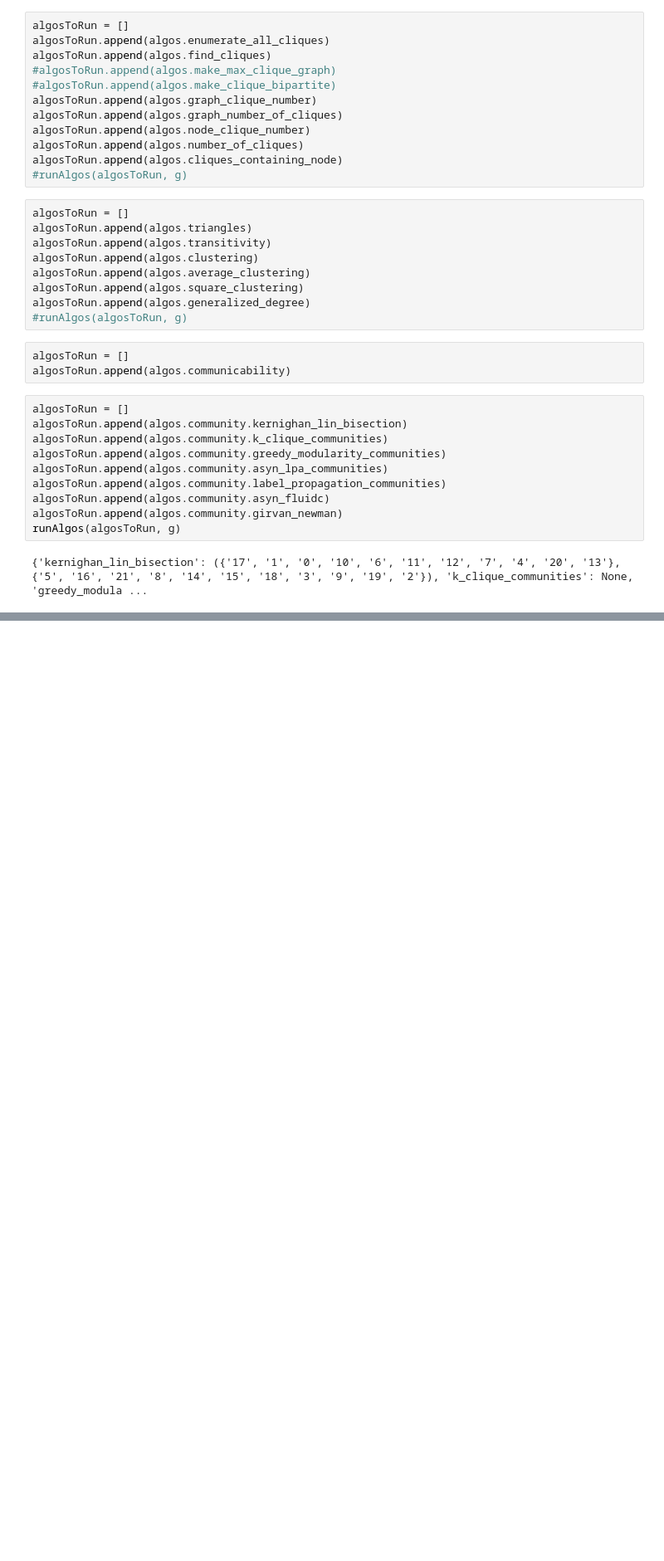
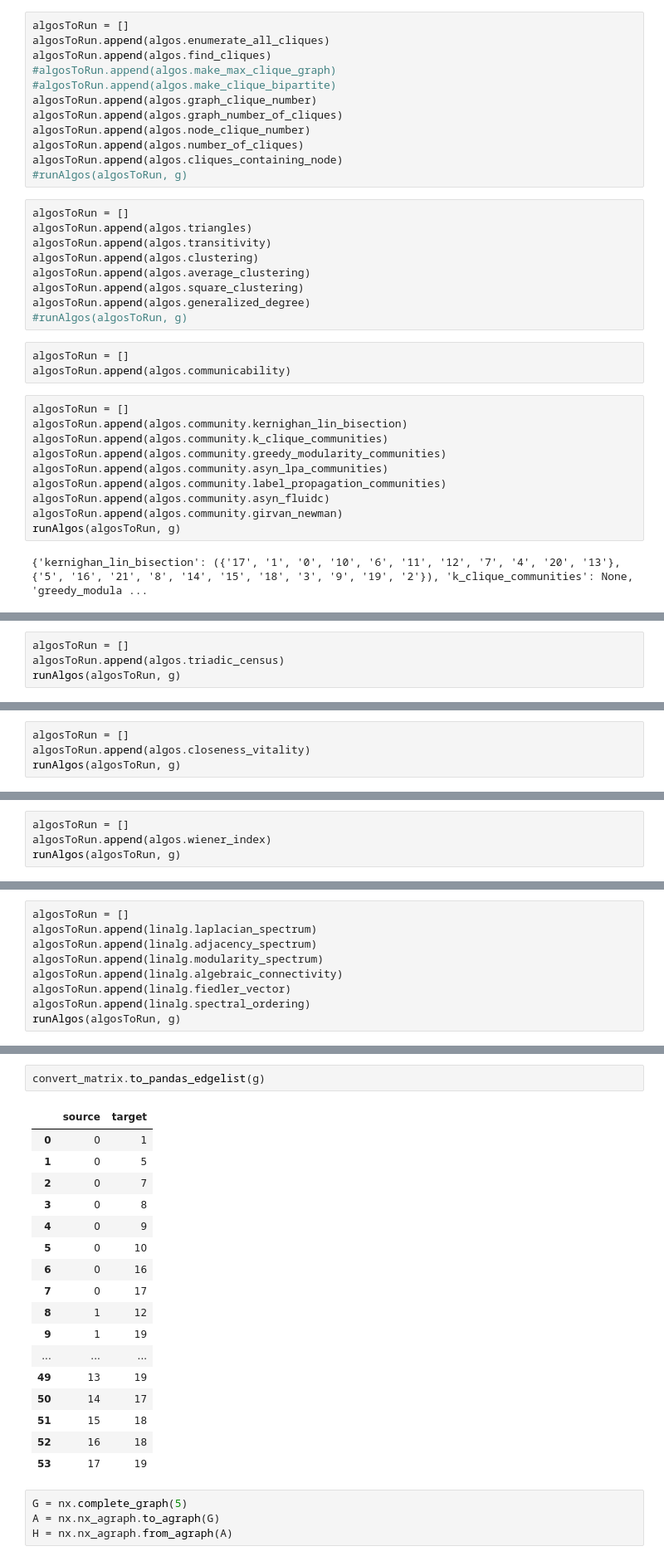
Before and after one commit to tgadf/network, a Jupyter notebook: createNetwork.ipynb, the cells around one changed output, grey strips where cells are left out. Shown at 83% size. Drawn from its saved outputs; the diff is of its cells as text; blank space fills up the shorter version.

```diff
--- a/createNetwork.ipynb
+++ b/createNetwork.ipynb
@@ -529,0 +871,4 @@ AttributeError: module 'networkx' has no attribute 'addEdge'
+# %%
+algosToRun = []
+algosToRun.append(algos.triadic_census)
+runAlgos(algosToRun, g)
@@ -529,0 +877,4 @@ AttributeError: module 'networkx' has no attribute 'addEdge'
+# %%
+algosToRun = []
+algosToRun.append(algos.closeness_vitality)
+runAlgos(algosToRun, g)
@@ -529,0 +883,4 @@ AttributeError: module 'networkx' has no attribute 'addEdge'
+# %%
+algosToRun = []
+algosToRun.append(algos.wiener_index)
+runAlgos(algosToRun, g)
@@ -529,0 +889,9 @@ AttributeError: module 'networkx' has no attribute 'addEdge'
+# %%
+algosToRun = []
+algosToRun.append(linalg.laplacian_spectrum)
+algosToRun.append(linalg.adjacency_spectrum)
+algosToRun.append(linalg.modularity_spectrum)
+algosToRun.append(linalg.algebraic_connectivity)
+algosToRun.append(linalg.fiedler_vector)
+algosToRun.append(linalg.spectral_ordering)
+runAlgos(algosToRun, g)
@@ -529,0 +923,24 @@ AttributeError: module 'networkx' has no attribute 'addEdge'
+# %%
+convert_matrix.to_pandas_edgelist(g)
+# %% [output]
+|  | source | target |
+| 0 | 0 | 1 |
+| 1 | 0 | 5 |
+| 2 | 0 | 7 |
+| 3 | 0 | 8 |
+| 4 | 0 | 9 |
+| 5 | 0 | 10 |
+| 6 | 0 | 16 |
+| 7 | 0 | 17 |
+| 8 | 1 | 12 |
+| 9 | 1 | 19 |
+| ... | ... | ... |
+| 49 | 13 | 19 |
+| 50 | 14 | 17 |
+| 51 | 15 | 18 |
+| 52 | 16 | 18 |
+| 53 | 17 | 19 |
+# %%
+G = nx.complete_graph(5)
+A = nx.nx_agraph.to_agraph(G)
+H = nx.nx_agraph.from_agraph(A)
```
Also changed, not shown: parts of 66 cells of this notebook, 1 other file.
